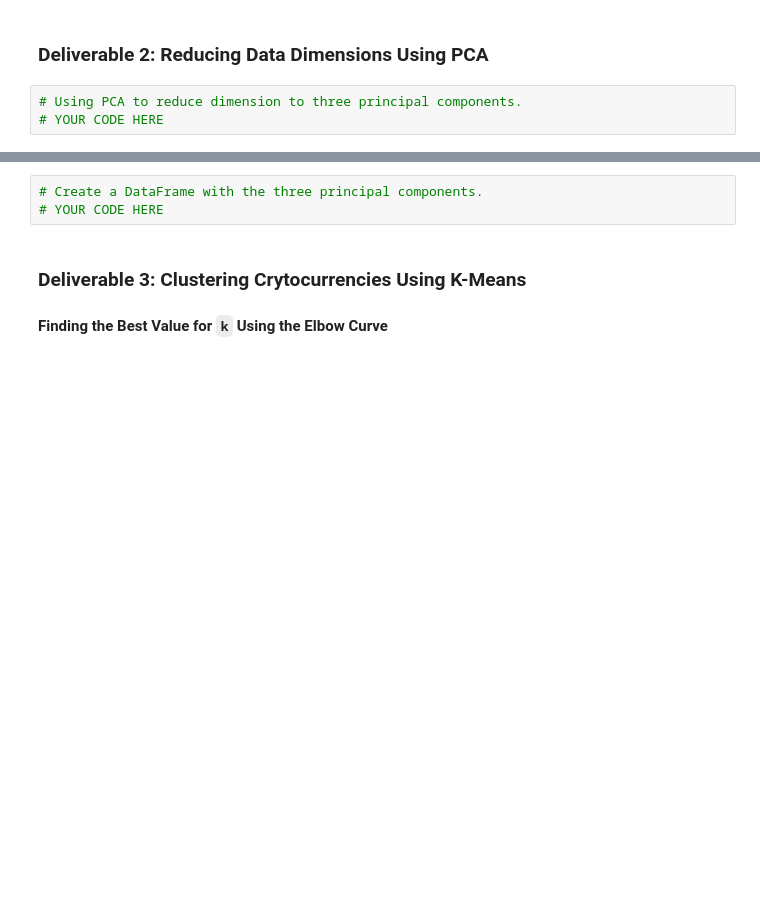
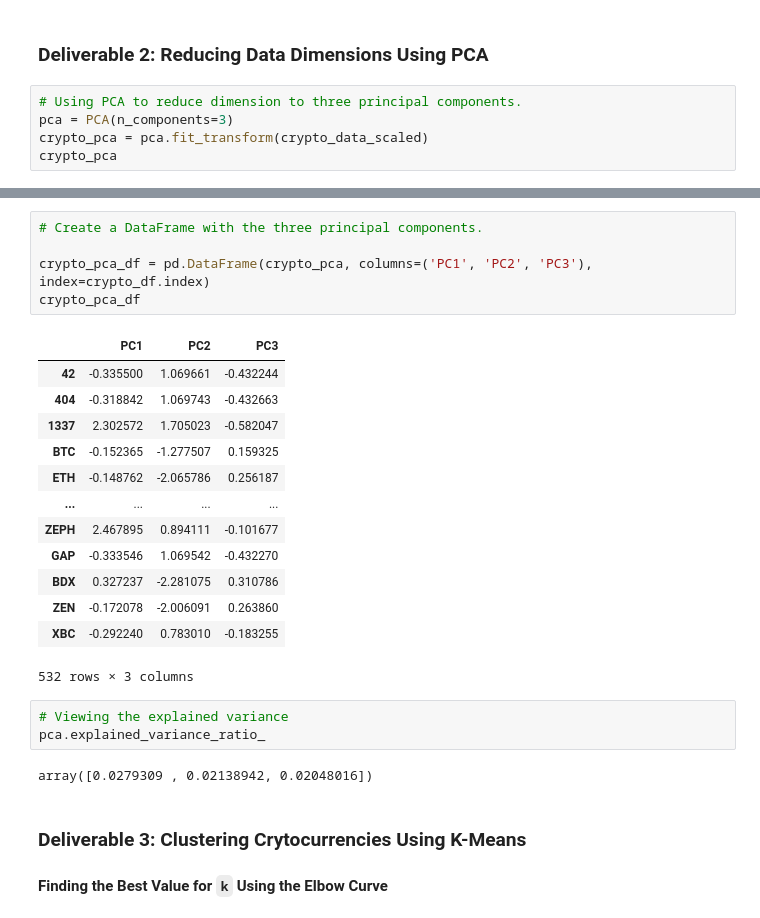
Before and after one commit to js816/Cryptocurrencies, a Jupyter notebook: crypto_clustering.ipynb, the cells around one changed output, grey strips where cells are left out. Cells and saved outputs as stored; diff of their text form; blank space fills up the shorter version.

```diff
--- a/crypto_clustering.ipynb
+++ b/crypto_clustering.ipynb
@@ -229,4 +229,6 @@ array([[-0.11710817, -0.1528703 , -0.0433963 , ..., -0.0433963 ,
 ### Deliverable 2: Reducing Data Dimensions Using PCA
 # %%
 # Using PCA to reduce dimension to three principal components.
-# YOUR CODE HERE
+pca = PCA(n_components=3)
+crypto_pca = pca.fit_transform(crypto_data_scaled)
+crypto_pca
@@ -233,6 +243,27 @@ array([[-0.11710817, -0.1528703 , -0.0433963 , ..., -0.0433963 ,
 # %%
 # Create a DataFrame with the three principal components.
-# YOUR CODE HERE
+
+crypto_pca_df = pd.DataFrame(crypto_pca, columns=('PC1', 'PC2', 'PC3'), index=crypto_df.index)
+crypto_pca_df
+# %% [output]
+|  | PC1 | PC2 | PC3 |
+| 42 | -0.335500 | 1.069661 | -0.432244 |
+| 404 | -0.318842 | 1.069743 | -0.432663 |
+| 1337 | 2.302572 | 1.705023 | -0.582047 |
+| BTC | -0.152365 | -1.277507 | 0.159325 |
+| ETH | -0.148762 | -2.065786 | 0.256187 |
+| ... | ... | ... | ... |
+| ZEPH | 2.467895 | 0.894111 | -0.101677 |
+| GAP | -0.333546 | 1.069542 | -0.432270 |
+| BDX | 0.327237 | -2.281075 | 0.310786 |
+| ZEN | -0.172078 | -2.006091 | 0.263860 |
+| XBC | -0.292240 | 0.783010 | -0.183255 |
+532 rows × 3 columns
+# %%
+# Viewing the explained variance
+pca.explained_variance_ratio_
+# %% [output]
+array([0.0279309 , 0.02138942, 0.02048016])
 # %% [markdown]
 ### Deliverable 3: Clustering Crytocurrencies Using K-Means
 
```
Also changed, not shown: parts of 1 cell of this notebook.
